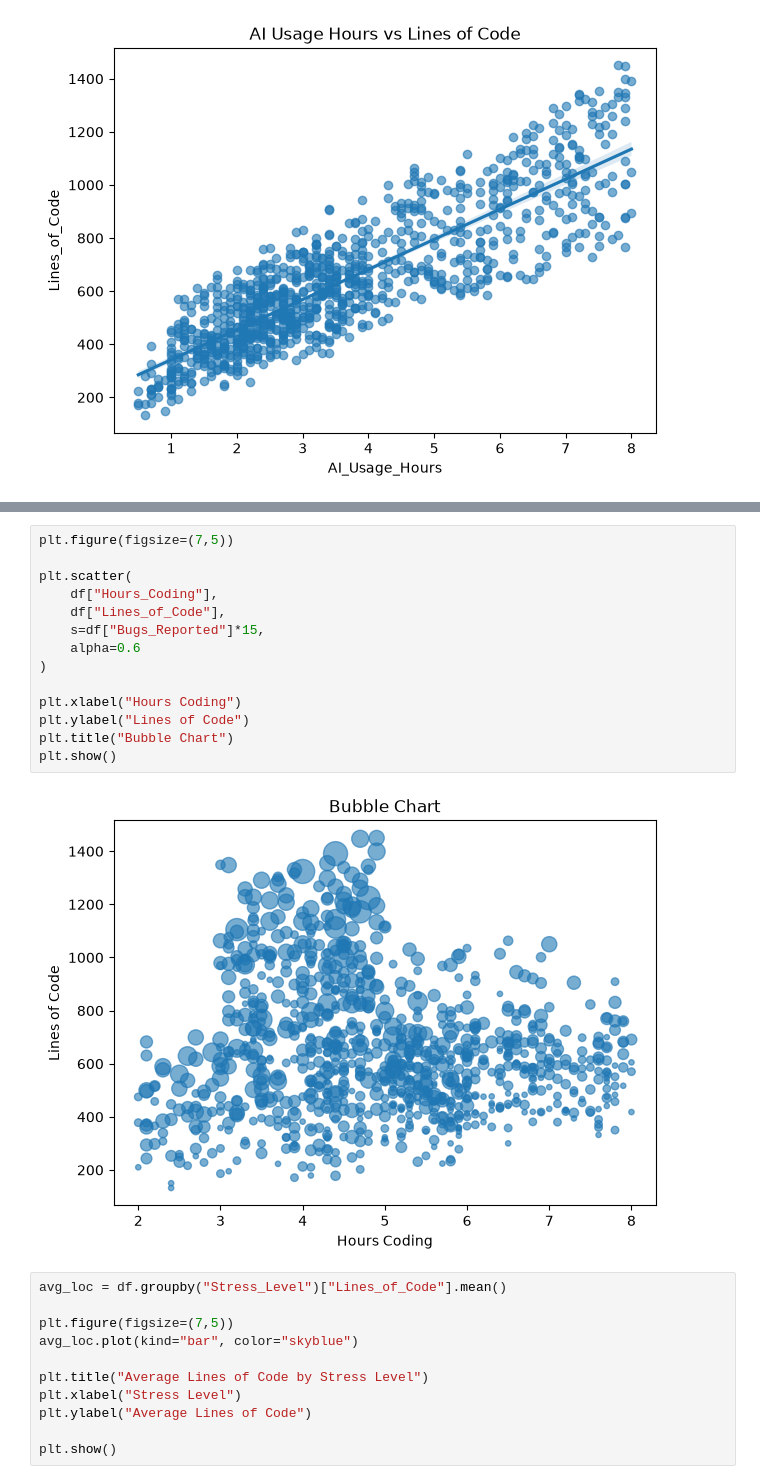
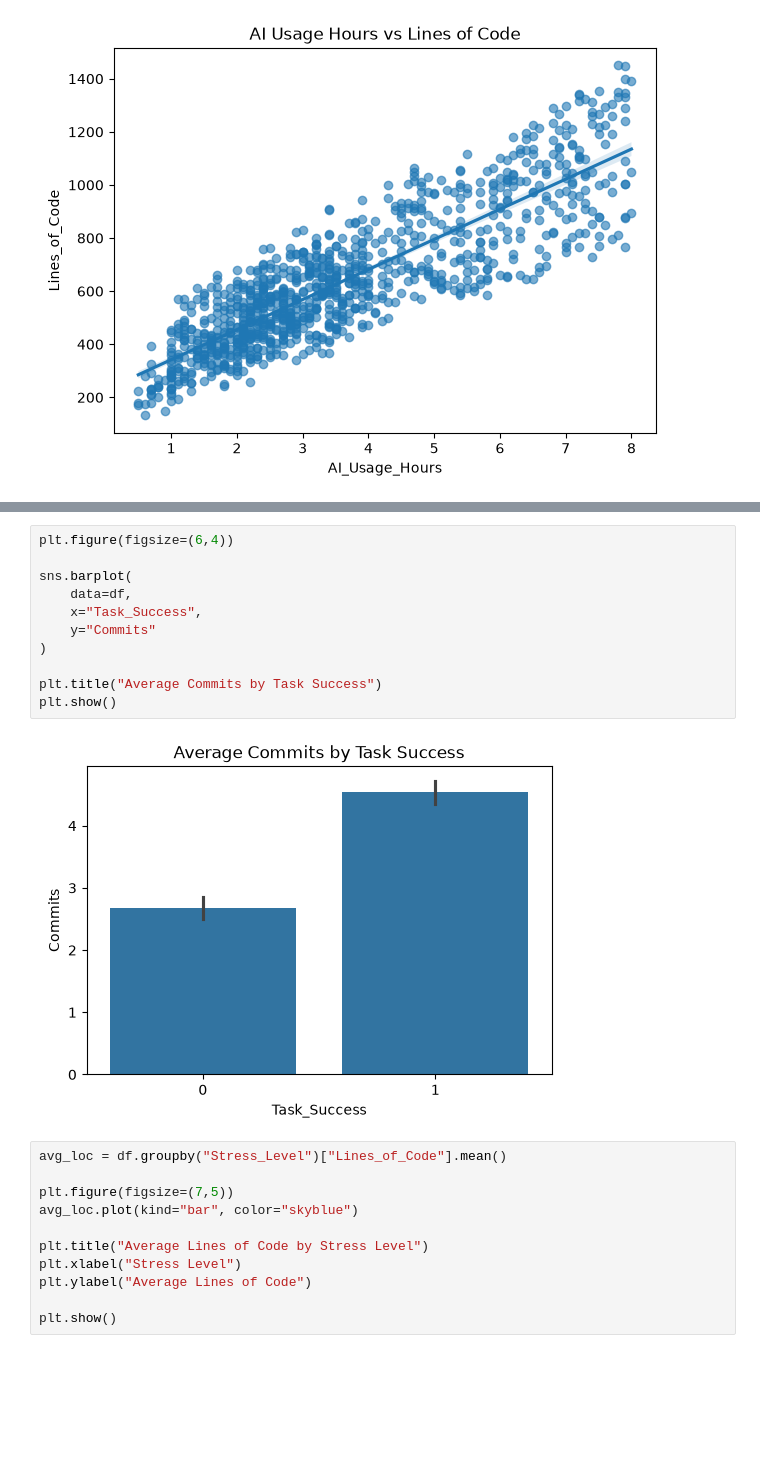
Before and after one commit to mariam-abdalhamiad/Ai_developer_productivity_nti_project, a Jupyter notebook: final nti project nti.ipynb, the cells around one changed output, grey strips where cells are left out. Saved outputs shown, nothing was run; the diff lists cells and outputs as text; blank space fills up the shorter version.

```diff
--- a/final nti project nti.ipynb
+++ b/final nti project nti.ipynb
@@ -213,19 +196,16 @@ plt.show()
-# %%
-plt.figure(figsize=(7,5))
-
-plt.scatter(
-    df["Hours_Coding"],
-    df["Lines_of_Code"],
-    s=df["Bugs_Reported"]*15,
-    alpha=0.6
-)
-
-plt.xlabel("Hours Coding")
-plt.ylabel("Lines of Code")
-plt.title("Bubble Chart")
-plt.show()
-# %% [output]
-[figure, removed]
+# %%
+plt.figure(figsize=(6,4))
+
+sns.barplot(
+    data=df,
+    x="Task_Success",
+    y="Commits"
+)
+
+plt.title("Average Commits by Task Success")
+plt.show()
+# %% [output]
+[figure, added]
 # %%
 avg_loc = df.groupby("Stress_Level")["Lines_of_Code"].mean()
 
```
Also changed, not shown: parts of 3 cells of this notebook.
